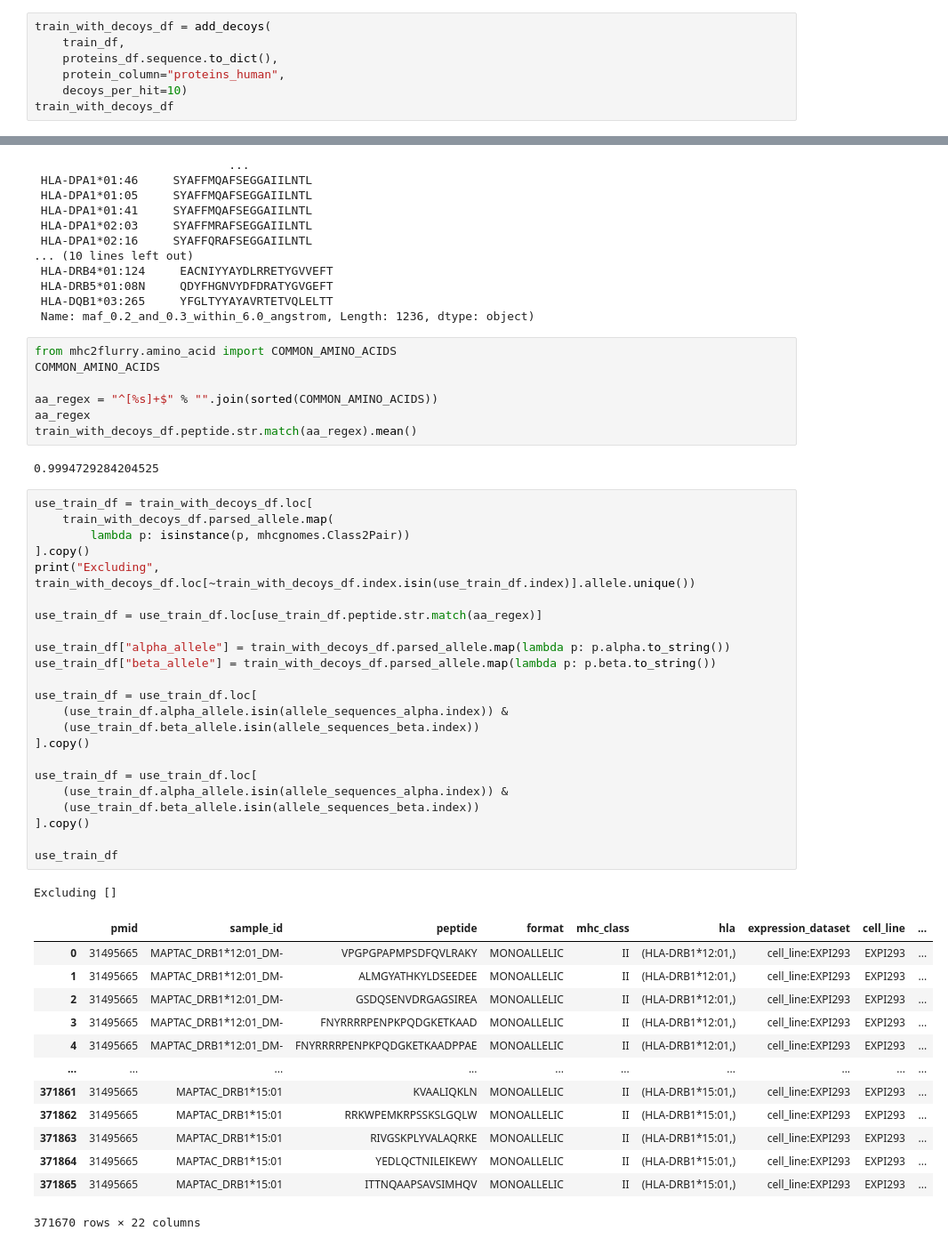
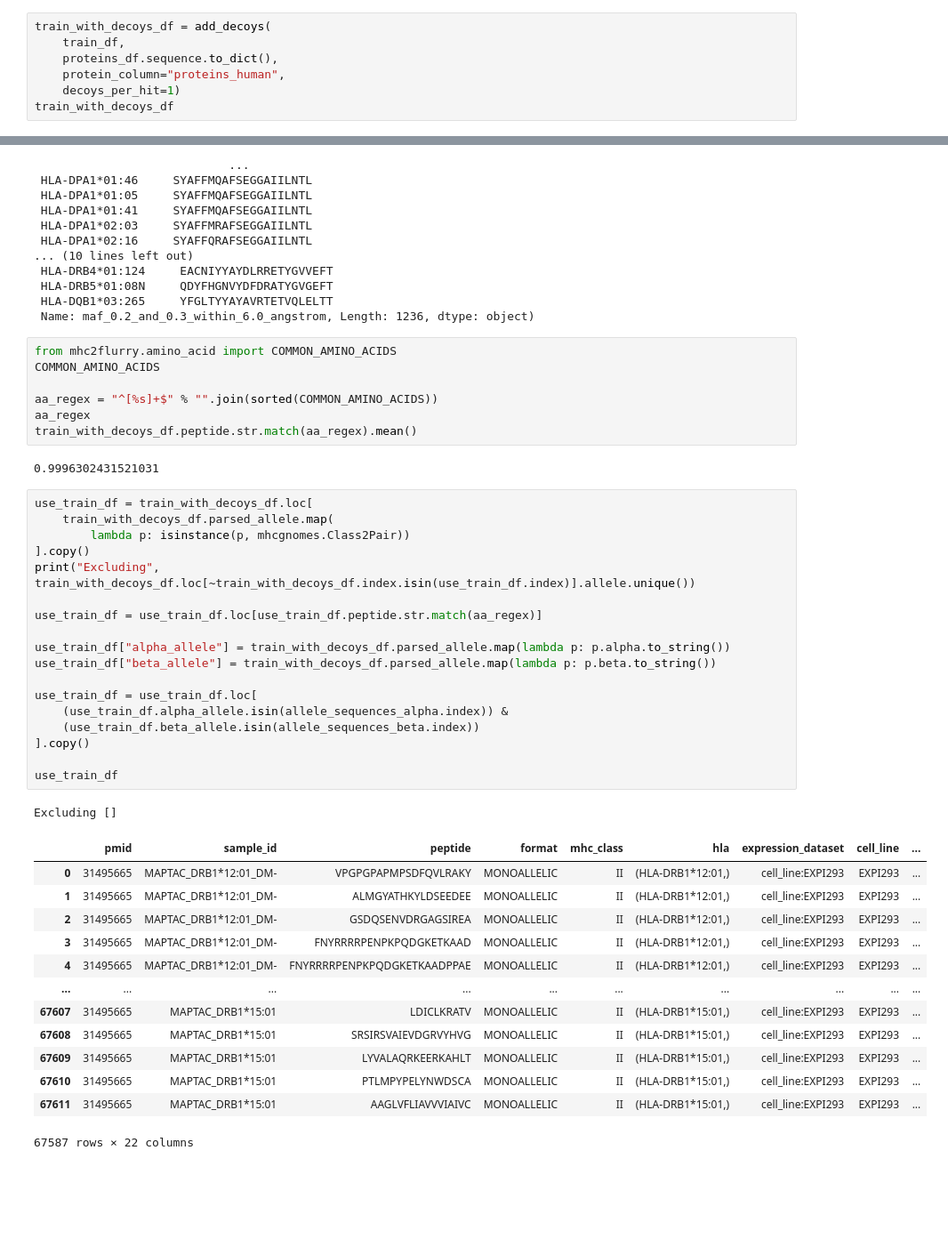
Before and after one commit to openvax/mhc2flurry, a Jupyter notebook: notebooks/1_simple_predictor_pan.ipynb, the cells around one changed output, grey strips where cells are left out. Shown at 89% size. Cells and saved outputs as stored; diff of their text form; blank space fills up the shorter version.

```diff
--- a/notebooks/1_simple_predictor_pan.ipynb
+++ b/notebooks/1_simple_predictor_pan.ipynb
@@ -336,7 +342,7 @@ train_with_decoys_df = add_decoys(
     train_df,
     proteins_df.sequence.to_dict(),
     protein_column="proteins_human",
-    decoys_per_hit=10)
+    decoys_per_hit=1)
 train_with_decoys_df
 # %% [output]
 |  | pmid | sample_id | peptide | format | mhc_class | hla | expression_dataset | cell_line | ... |
@@ -401,45 +407,40 @@ aa_regex = "^[%s]+$" % "".join(sorted(COMMON_AMINO_ACIDS))
 aa_regex
 train_with_decoys_df.peptide.str.match(aa_regex).mean()
 # %% [output]
-0.9994729284204525
+0.9996302431521031
 # %%
 use_train_df = train_with_decoys_df.loc[
     train_with_decoys_df.parsed_allele.map(
         lambda p: isinstance(p, mhcgnomes.Class2Pair))
 ].copy()
 print("Excluding", train_with_decoys_df.loc[~train_with_decoys_df.index.isin(use_train_df.index)].allele.unique())
 
 use_train_df = use_train_df.loc[use_train_df.peptide.str.match(aa_regex)]
 
 use_train_df["alpha_allele"] = train_with_decoys_df.parsed_allele.map(lambda p: p.alpha.to_string())
 use_train_df["beta_allele"] = train_with_decoys_df.parsed_allele.map(lambda p: p.beta.to_string())
 
 use_train_df = use_train_df.loc[
     (use_train_df.alpha_allele.isin(allele_sequences_alpha.index)) &
     (use_train_df.beta_allele.isin(allele_sequences_beta.index))
 ].copy()
 
-use_train_df = use_train_df.loc[
-    (use_train_df.alpha_allele.isin(allele_sequences_alpha.index)) &
-    (use_train_df.beta_allele.isin(allele_sequences_beta.index))
-].copy()
-
 use_train_df
 # %% [output]
 Excluding []
 |  | pmid | sample_id | peptide | format | mhc_class | hla | expression_dataset | cell_line | ... |
 | 0 | 31495665 | MAPTAC_DRB1*12:01_DM- | VPGPGPAPMPSDFQVLRAKY | MONOALLELIC | II | (HLA-DRB1*12:01,) | cell_line:EXPI293 | EXPI293 | ... |
 | 1 | 31495665 | MAPTAC_DRB1*12:01_DM- | ALMGYATHKYLDSEEDEE | MONOALLELIC | II | (HLA-DRB1*12:01,) | cell_line:EXPI293 | EXPI293 | ... |
 | 2 | 31495665 | MAPTAC_DRB1*12:01_DM- | GSDQSENVDRGAGSIREA | MONOALLELIC | II | (HLA-DRB1*12:01,) | cell_line:EXPI293 | EXPI293 | ... |
 | 3 | 31495665 | MAPTAC_DRB1*12:01_DM- | FNYRRRRPENPKPQDGKETKAAD | MONOALLELIC | II | (HLA-DRB1*12:01,) | cell_line:EXPI293 | EXPI293 | ... |
 | 4 | 31495665 | MAPTAC_DRB1*12:01_DM- | FNYRRRRPENPKPQDGKETKAADPPAE | MONOALLELIC | II | (HLA-DRB1*12:01,) | cell_line:EXPI293 | EXPI293 | ... |
 | ... | ... | ... | ... | ... | ... | ... | ... | ... | ... |
-| 371861 | 31495665 | MAPTAC_DRB1*15:01 | KVAALIQKLN | MONOALLELIC | II | (HLA-DRB1*15:01,) | cell_line:EXPI293 | EXPI293 | ... |
-| 371862 | 31495665 | MAPTAC_DRB1*15:01 | RRKWPEMKRPSSKSLGQLW | MONOALLELIC | II | (HLA-DRB1*15:01,) | cell_line:EXPI293 | EXPI293 | ... |
-| 371863 | 31495665 | MAPTAC_DRB1*15:01 | RIVGSKPLYVALAQRKE | MONOALLELIC | II | (HLA-DRB1*15:01,) | cell_line:EXPI293 | EXPI293 | ... |
-| 371864 | 31495665 | MAPTAC_DRB1*15:01 | YEDLQCTNILEIKEWY | MONOALLELIC | II | (HLA-DRB1*15:01,) | cell_line:EXPI293 | EXPI293 | ... |
-| 371865 | 31495665 | MAPTAC_DRB1*15:01 | ITTNQAAPSAVSIMHQV | MONOALLELIC | II | (HLA-DRB1*15:01,) | cell_line:EXPI293 | EXPI293 | ... |
+| 67607 | 31495665 | MAPTAC_DRB1*15:01 | LDICLKRATV | MONOALLELIC | II | (HLA-DRB1*15:01,) | cell_line:EXPI293 | EXPI293 | ... |
+| 67608 | 31495665 | MAPTAC_DRB1*15:01 | SRSIRSVAIEVDGRVYHVG | MONOALLELIC | II | (HLA-DRB1*15:01,) | cell_line:EXPI293 | EXPI293 | ... |
+| 67609 | 31495665 | MAPTAC_DRB1*15:01 | LYVALAQRKEERKAHLT | MONOALLELIC | II | (HLA-DRB1*15:01,) | cell_line:EXPI293 | EXPI293 | ... |
+| 67610 | 31495665 | MAPTAC_DRB1*15:01 | PTLMPYPELYNWDSCA | MONOALLELIC | II | (HLA-DRB1*15:01,) | cell_line:EXPI293 | EXPI293 | ... |
+| 67611 | 31495665 | MAPTAC_DRB1*15:01 | AAGLVFLIAVVVIAIVC | MONOALLELIC | II | (HLA-DRB1*15:01,) | cell_line:EXPI293 | EXPI293 | ... |
-371670 rows × 22 columns
+67587 rows × 22 columns
 # %%
 def flatten_multiallelic(df, hla_column="allele_pairs"):
     result = []
```
Also changed, not shown: parts of 17 cells of this notebook.
